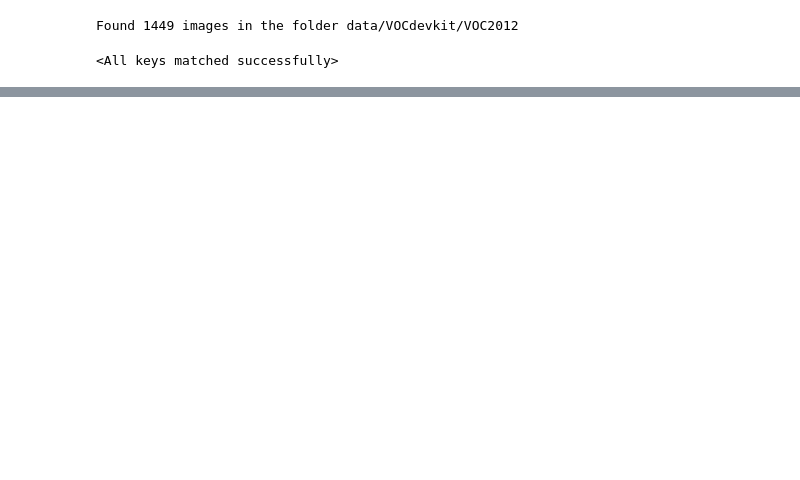
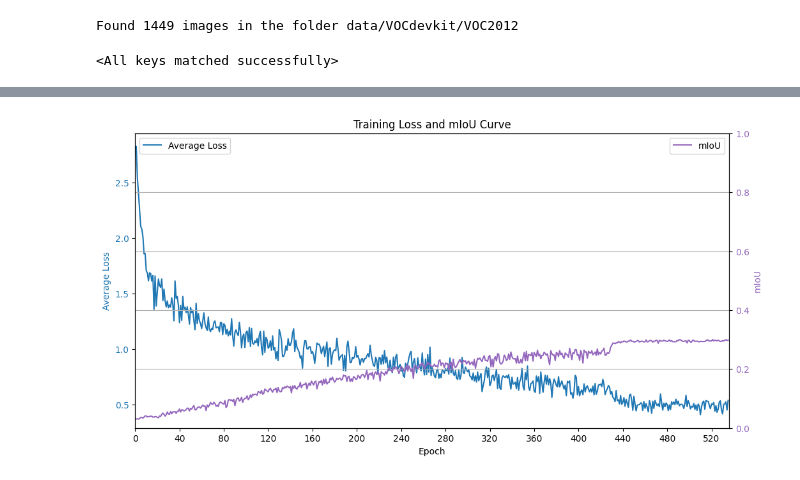
Before and after one commit to Chtholly-Boss/cvproj, a Jupyter notebook: visual.ipynb, the cells around one changed output, grey strips where cells are left out. Drawn from its saved outputs; the diff is of its cells as text; code cells hidden in the pictures; blank space fills up the shorter version.

```diff
--- a/visual.ipynb
+++ b/visual.ipynb
@@ -65,0 +66,73 @@ plot_cmp(10)
+# %%
+import re
+with open('unet.log', 'r') as file:
+    lines = file.readlines()
+
+# 初始化变量
+epoch_losses = []
+epoch_miou = []
+current_epoch_losses = []
+current_epoch = 1
+
+# 遍历文件内容
+for line in lines:
+    # 检测是否为Batch行
+    if line.startswith("Batch"):
+        # 提取损失值
+        match = re.search(r'Loss: (\d+\.\d+)', line)
+        if match:
+            loss = float(match.group(1))
+            current_epoch_losses.append(loss)
+    # 检测是否为Epoch行
+    elif line.startswith("Epoch:"):
+        # 计算当前epoch的平均损失
+        if current_epoch_losses:
+            epoch_loss = sum(current_epoch_losses) / len(current_epoch_losses)
+            epoch_losses.append(epoch_loss)
+            current_epoch_losses = []
+        # 提取mIoU值
+        match = re.search(r'mIoU: (\d+\.\d+)', line)
+        if match:
+            miou = float(match.group(1))
+            epoch_miou.append(miou)
+        # 更新当前epoch
+        current_epoch += 1
+    else:
+        continue
+
+# 计算最后一个epoch的平均损失（如果还有未处理的损失值）
+if current_epoch_losses:
+    epoch_loss = sum(current_epoch_losses) / len(current_epoch_losses)
+    epoch_losses.append(epoch_loss)
+
+epochs = list(range(1, len(epoch_losses) + 1))
+
+# 设置绘图的大小
+plt.figure(figsize=(12, 6))
+
+# 创建主轴（用于绘制平均损失）
+ax1 = plt.gca()  # 获取当前轴
+ax1.set_xlabel('Epoch')
+ax1.set_ylabel('Average Loss', color='tab:blue')
+ax1.plot(epochs, epoch_losses, color='tab:blue', label='Average Loss')
+ax1.tick_params(axis='y', labelcolor='tab:blue')  # 设置y轴刻度颜色
+ax1.set_xlim(0, len(epoch_losses) + 1)
+ax1.set_xticks(range(0, len(epoch_losses) + 1, 40))
+
+# 创建次轴（用于绘制mIoU）
+ax2 = ax1.twinx()  # 创建共享x轴的次轴
+ax2.set_ylim(0, 1.0)
+ax2.set_ylabel('mIoU', color='tab:purple')  # 设置y轴标签和颜色
+ax2.plot(epochs, epoch_miou, color='tab:purple', label='mIoU')
+ax2.tick_params(axis='y', labelcolor='tab:purple')  # 设置y轴刻度颜色
+
+# 添加标题和图例
+plt.title('Training Loss and mIoU Curve')
+ax1.legend(loc='upper left')  # 主轴图例
+ax2.legend(loc='upper right')  # 次轴图例
+plt.grid(True)
+
+# 显示图形
+plt.show()
+# %% [output]
+[figure, added]
```
Also changed, not shown: parts of 2 cells of this notebook, 2 other files.
